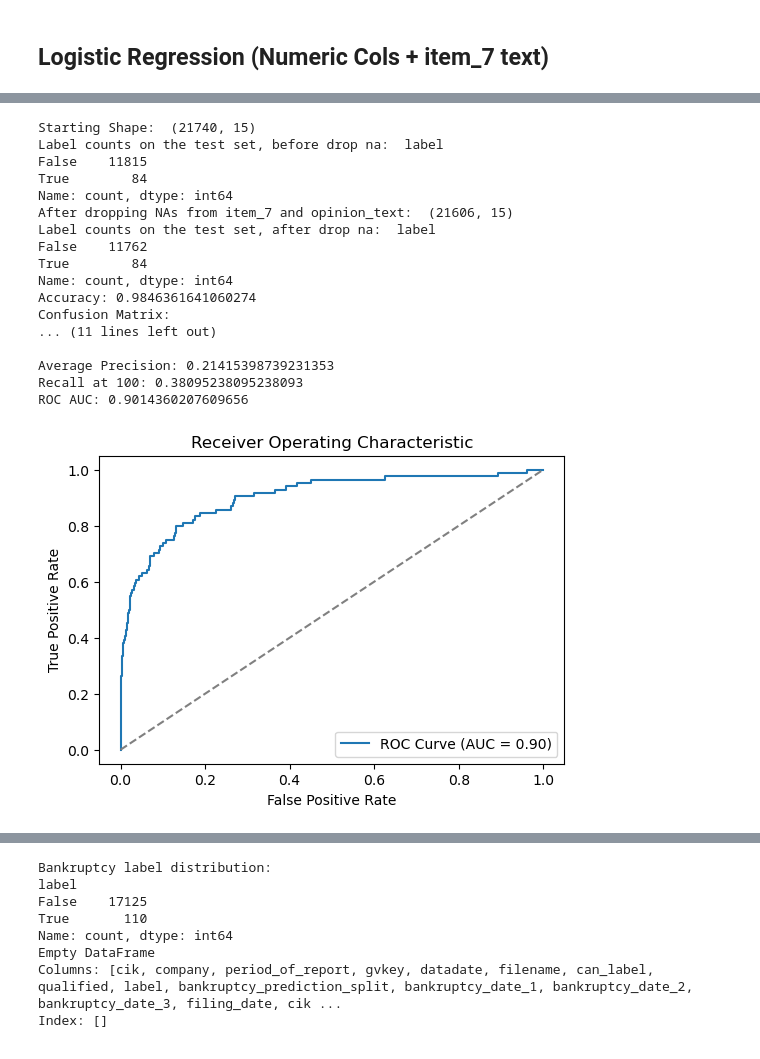
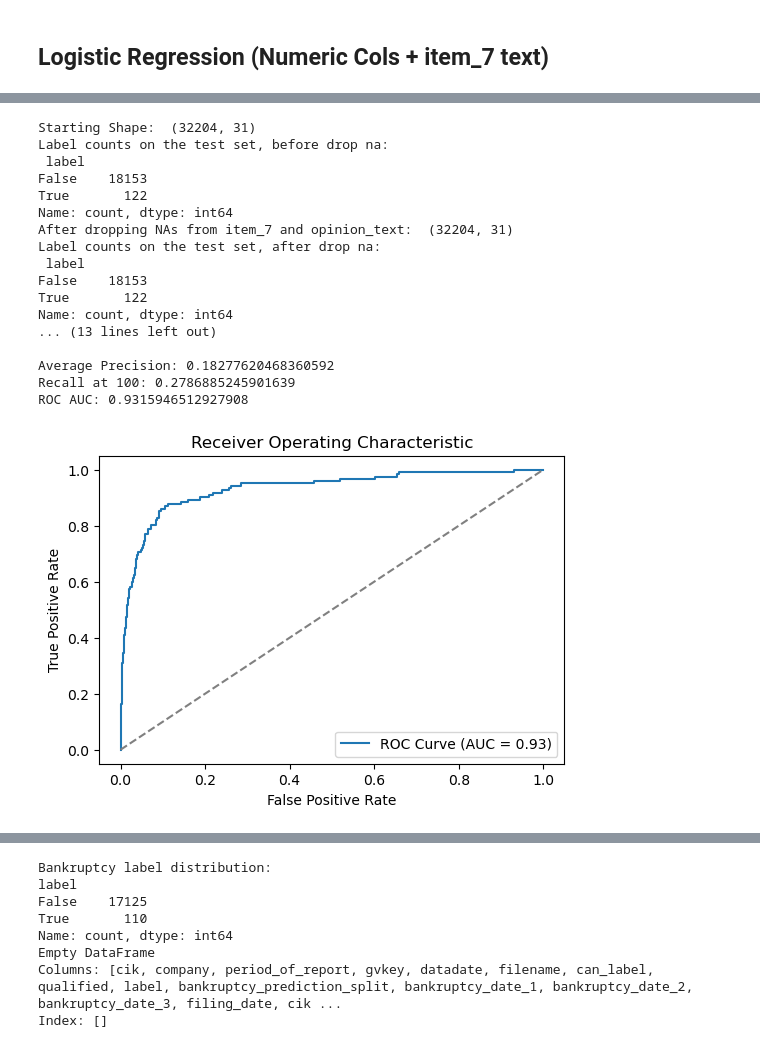
Before and after one commit to aggelospot/Financial-dataset-for-Anomaly-Detection, a Jupyter notebook: models/logistic_regression.ipynb, the cells around one changed output, grey strips where cells are left out. Cells and saved outputs as stored; diff of their text form; code cells hidden in the pictures.

```diff
--- a/models/logistic_regression.ipynb
+++ b/models/logistic_regression.ipynb
@@ -206,0 +718,19 @@ Name: count, dtype: int64
+# %%
+mean = financials_df[numeric_cols].mean()
+print("shape before drop na ", financials_df.shape)
+financials_df = financials_df.fillna(mean)
+print("na counts:\n", financials_df.isna().sum())
+
+cols_to_drop = [
+    'filename', 'period_of_report', 'gvkey', 'datadate',
+    'can_label', 'qualified', 'primaryDocument',
+    'bankruptcy_date_1', 'bankruptcy_date_2','bankruptcy_date_3',
+    'filing_date', 'cik_year',
+    'revenues','operating_expenses', 'operating_income', 'net_income',
+    'earnings_per_share_basic', 'earnings_per_share_diluted',
+    'total_current_assets', 'total_noncurrent_assets', 'total_assets',
+    'total_current_liabilities', 'total_noncurrent_liabilities',
+    'total_liabilities', 'stockholders_equity', 'total_liabilities_equity',
+    'net_cash_from_operating_activities','net_cash_from_investing_activities',
+    'net_cash_from_financing_activities', 'cash','other_comprehensive_income'
+]
@@ -207,19 +755,23 @@ Name: count, dtype: int64
 # %%
-df = pd.read_csv(config.POST_PROCESSED_DATASET_FILEPATH)
+# df = pd.read_csv(config.POST_PROCESSED_DATASET_FILEPATH) # os.path.join(config.OUTPUT_DIR, 'ecl_with_financial_tags.csv')
+df = financials_df
+
 
 cols_to_drop = [
-    'filename', 'period_of_report', 'gvkey', 'datadate',
-    'can_label', 'qualified', 'bankruptcy_date_1', 'bankruptcy_date_2',
-    'bankruptcy_date_3', 'filing_date', 'cik_year'
+    'cik','filename', 'period_of_report', 'gvkey', 'datadate',
+    'can_label', 'qualified', 'primaryDocument',
+    'bankruptcy_date_1', 'bankruptcy_date_2','bankruptcy_date_3',
+    'filing_date', 'cik_year'
 ]
+
 df.drop(columns=cols_to_drop, inplace=True, errors='ignore')
 
 # Drop rows where 'item_7' or 'opinion_text' is NA (if desired)
 print("Starting Shape: ", df.shape)
-print("Label counts on the test set, before drop na: ", df[df['bankruptcy_prediction_split'] == 'test'].value_counts(subset=['label']))
+print("Label counts on the test set, before drop na: \n", df[df['bankruptcy_prediction_split'] == 'test'].value_counts(subset=['label']))
 df = df.dropna(subset=['item_7', 'opinion_text'])
 print("After dropping NAs from item_7 and opinion_text: ", df.shape)
-print("Label counts on the test set, after drop na: ", df[df['bankruptcy_prediction_split'] == 'test'].value_counts(subset=['label']))
+print("Label counts on the test set, after drop na: \n", df[df['bankruptcy_prediction_split'] == 'test'].value_counts(subset=['label']))
 
 # Separate Target
 y = df['label'].astype(int)
@@ -245,45 +797,45 @@ text_cols = ['item_7', 'opinion_text']  # We'll transform both text features
 #    - StandardScaler for numeric columns
 preprocessor = ColumnTransformer(
     transformers=[
         ("item_7_tfidf", TfidfVectorizer(max_features=5000, stop_words='english'), "item_7"),
         ("opinion_text_tfidf", TfidfVectorizer(max_features=5000, stop_words='english'), "opinion_text"),
         ("num", StandardScaler(), numeric_cols)
     ],
     remainder='drop'
 )
 
 # Create a Pipeline
 pipeline = Pipeline([
     ("preprocess", preprocessor),
     ("smote", SMOTE(sampling_strategy='minority', random_state=42)),
     ("clf", LogisticRegression(max_iter=1000))
 ])
 
 # Fit the Pipeline on the Training Data
 pipeline.fit(X_train, y_train)
 
 # Predict on the Test Set
 y_pred = pipeline.predict(X_test)
 y_proba = pipeline.predict_proba(X_test)[:, 1]  # Probabilities for positive class
 
 # Evaluate Results
 evaluate_lr(y_pred, y_proba, y_test)
 # %% [output]
-Starting Shape:  (21740, 15)
-Label counts on the test set, before drop na:  label
-False    11815
-True        84
+Starting Shape:  (32204, 31)
+Label counts on the test set, before drop na:
+ label
+False    18153
+True       122
 Name: count, dtype: int64
-After dropping NAs from item_7 and opinion_text:  (21606, 15)
-Label counts on the test set, after drop na:  label
-False    11762
-True        84
+After dropping NAs from item_7 and opinion_text:  (32204, 31)
+Label counts on the test set, after drop na:
+ label
+False    18153
+True       122
 Name: count, dtype: int64
-Accuracy: 0.9846361641060274
-Confusion Matrix:
-... (11 lines left out)
+... (13 lines left out)
 
-Average Precision: 0.21415398739231353
-Recall at 100: 0.38095238095238093
-ROC AUC: 0.9014360207609656
+Average Precision: 0.18277620468360592
+Recall at 100: 0.2786885245901639
+ROC AUC: 0.9315946512927908
-[figure, old version]
+[figure, new version]
```
Also changed, not shown: parts of 12 cells of this notebook, 13 other files.
